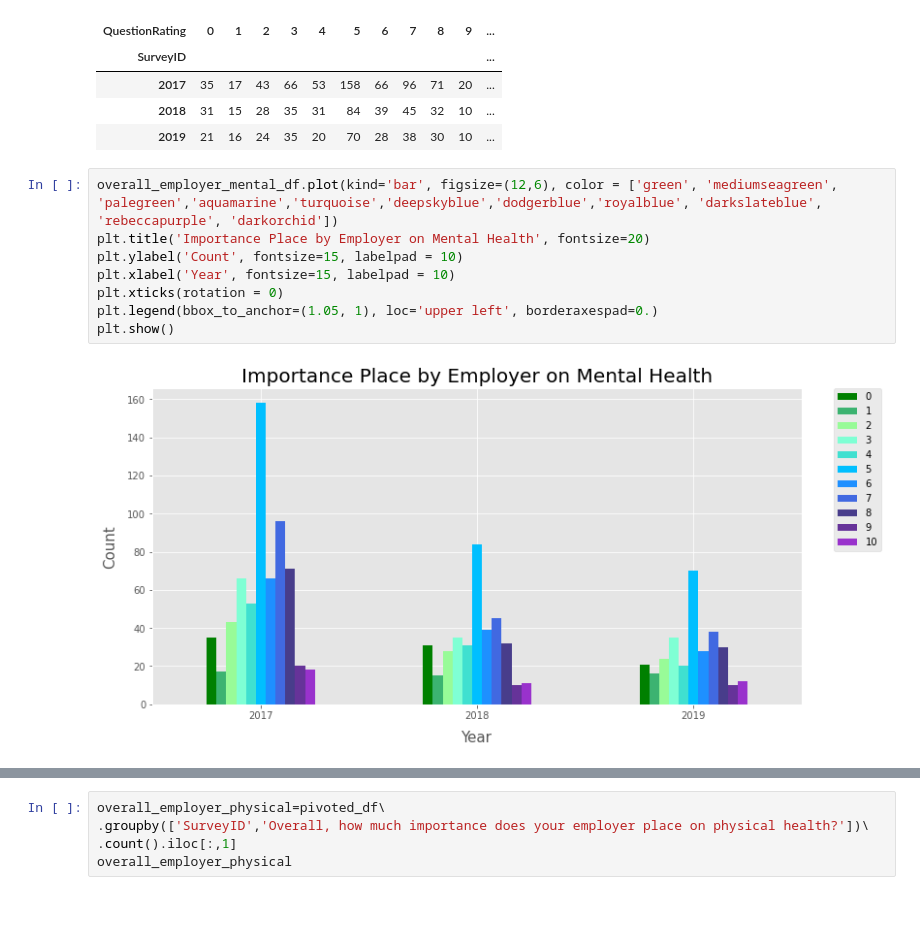
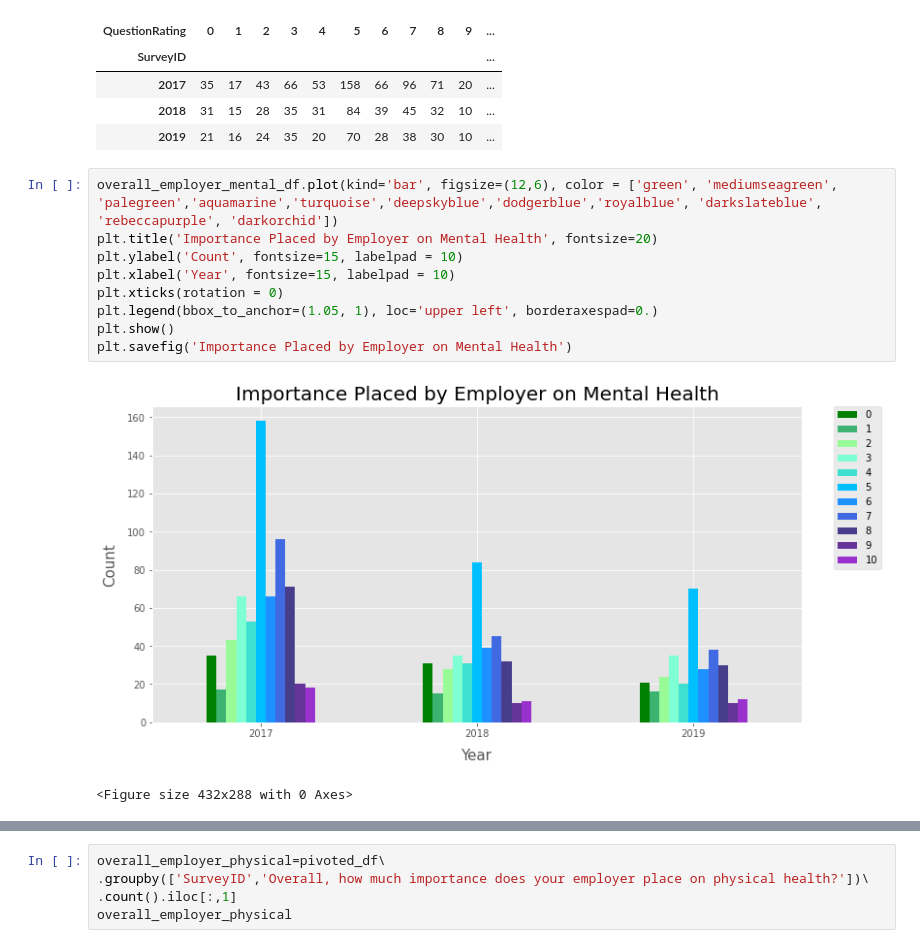
Before and after one commit to laurmarshall/Burnout-In-Tech, a Jupyter notebook: eda.ipynb, the cells around one changed output, grey strips where cells are left out. Saved outputs shown, nothing was run; the diff lists cells and outputs as text; blank space fills up the shorter version.

Commit message:
comparison graph and images

```diff
--- a/eda.ipynb
+++ b/eda.ipynb
@@ -293,11 +293,13 @@ overall_employer_mental_df
 | 2019 | 21 | 16 | 24 | 35 | 20 | 70 | 28 | 38 | 30 | 10 | ... |
 # %%
 overall_employer_mental_df.plot(kind='bar', figsize=(12,6), color = ['green', 'mediumseagreen', 'palegreen','aquamarine','turquoise','deepskyblue','dodgerblue','royalblue', 'darkslateblue', 'rebeccapurple', 'darkorchid'])
-plt.title('Importance Place by Employer on Mental Health', fontsize=20)
+plt.title('Importance Placed by Employer on Mental Health', fontsize=20)
 plt.ylabel('Count', fontsize=15, labelpad = 10)
 plt.xlabel('Year', fontsize=15, labelpad = 10)
 plt.xticks(rotation = 0)
 plt.legend(bbox_to_anchor=(1.05, 1), loc='upper left', borderaxespad=0.)
 plt.show()
+plt.savefig('Importance Placed by Employer on Mental Health')
 # %% [output]
-[figure, old version]
+[figure, new version]
+<Figure size 432x288 with 0 Axes>
```
Also changed, not shown: parts of 23 cells of this notebook, 8 other files.
